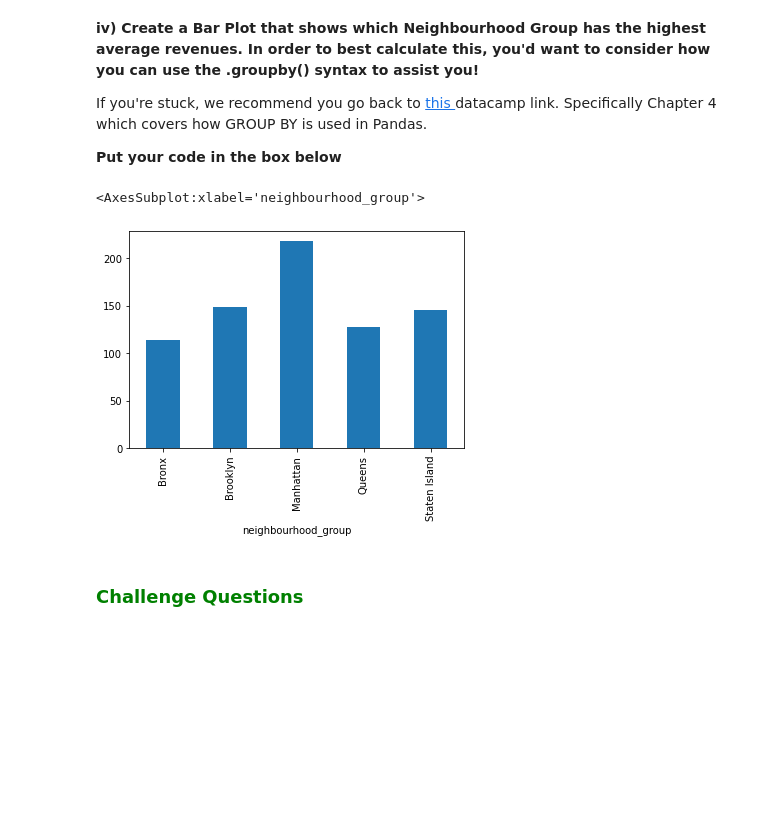
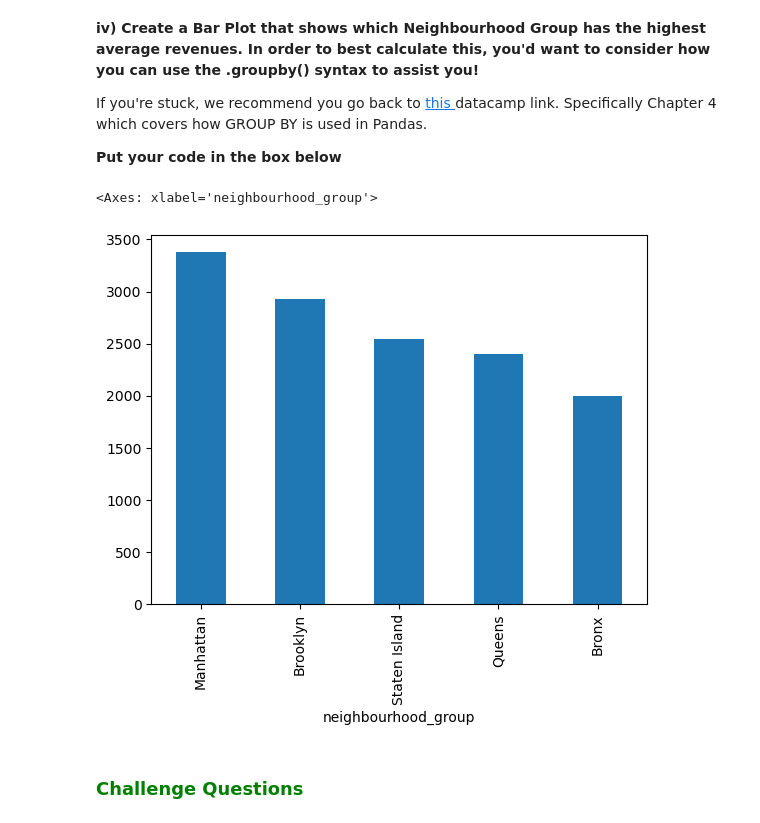
Before and after one commit to rahulsagrolikar/Springboard, a Jupyter notebook: Airbnb_Exercise_Student_Facing_170221.ipynb, the cells around one changed output. Cells and saved outputs as stored; diff of their text form; code cells hidden in the pictures; blank space fills up the shorter version.

```diff
--- a/Airbnb_Exercise_Student_Facing_170221.ipynb
+++ b/Airbnb_Exercise_Student_Facing_170221.ipynb
@@ -43,6 +41,6 @@ ii) Upon completion of this, use .info() to better understand the variables insi
 
 <b> Put your code in the box below </b>
 # %%
-df= pd.read_csv(r'C:\Users\Carter\OneDrive\Documents\Springboard\python\airbnb_2.csv')
-print(df)
+df = pd.read_csv("airbnb_2.csv",index_col=0)
+df
 # %% [output]
@@ -125,6 +118,6 @@ Name: neighbourhood_group, dtype: int64
 
 <b> Put your code in the box below </b>
 # %%
-df["revenue"] = (df["price"] + df["number_of_reviews"])
-print(df["revenue"])
+df['Revenue'] = df['price']*df['number_of_reviews']
+df
 # %% [output]
@@ -148,12 +143,10 @@ If you're stuck, we recommend you go back to <a href = https://learn.datacamp.co
 
 <b> Put your code in the box below </b>
 # %%
-rev_nbrhood = df.groupby("neighbourhood_group")["revenue"].mean()
-
-rev_nbrhood.plot(kind='bar')
+df.groupby('neighbourhood_group')['Revenue'].mean().sort_values(ascending=False).plot(kind='bar')
 # %% [output]
-<AxesSubplot:xlabel='neighbourhood_group'>
+<Axes: xlabel='neighbourhood_group'>
-[figure, old version]
+[figure, new version]
 # %% [markdown]
 <h3> <span style="color:green">Challenge Questions</span> </h3>
 # %% [markdown]
```
Also changed, not shown: parts of 16 cells of this notebook.
